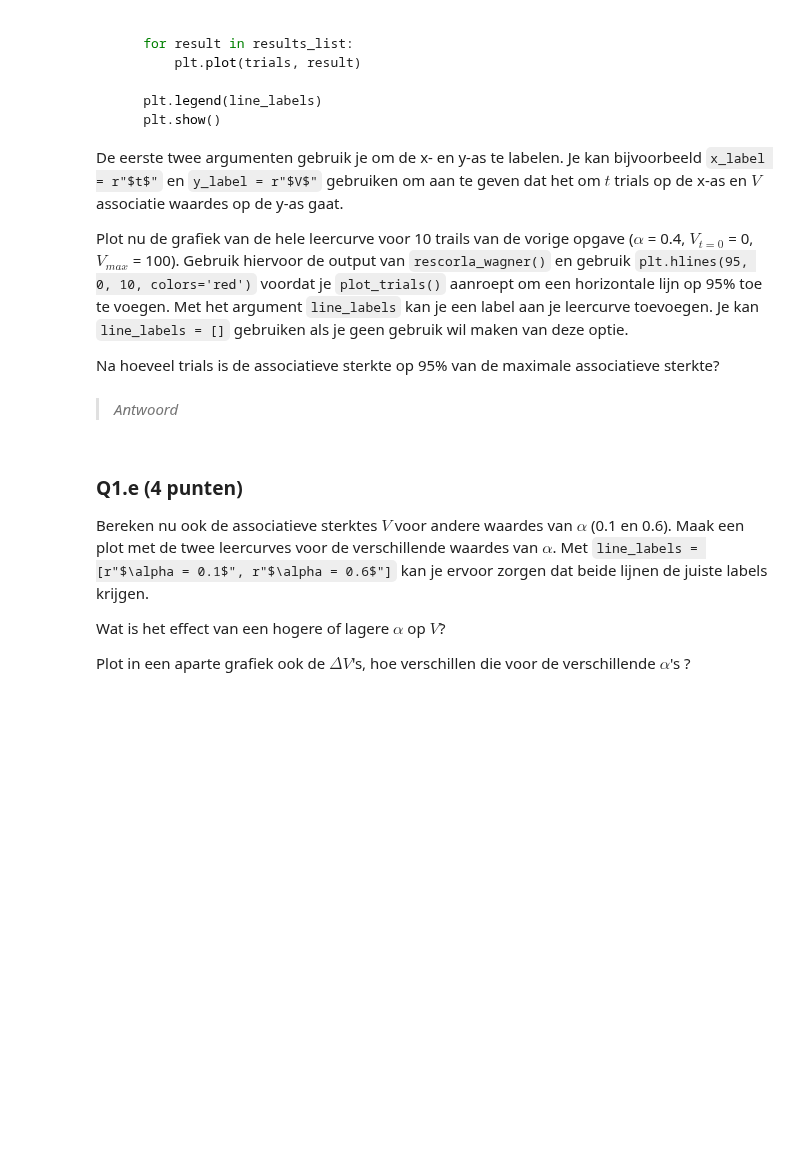
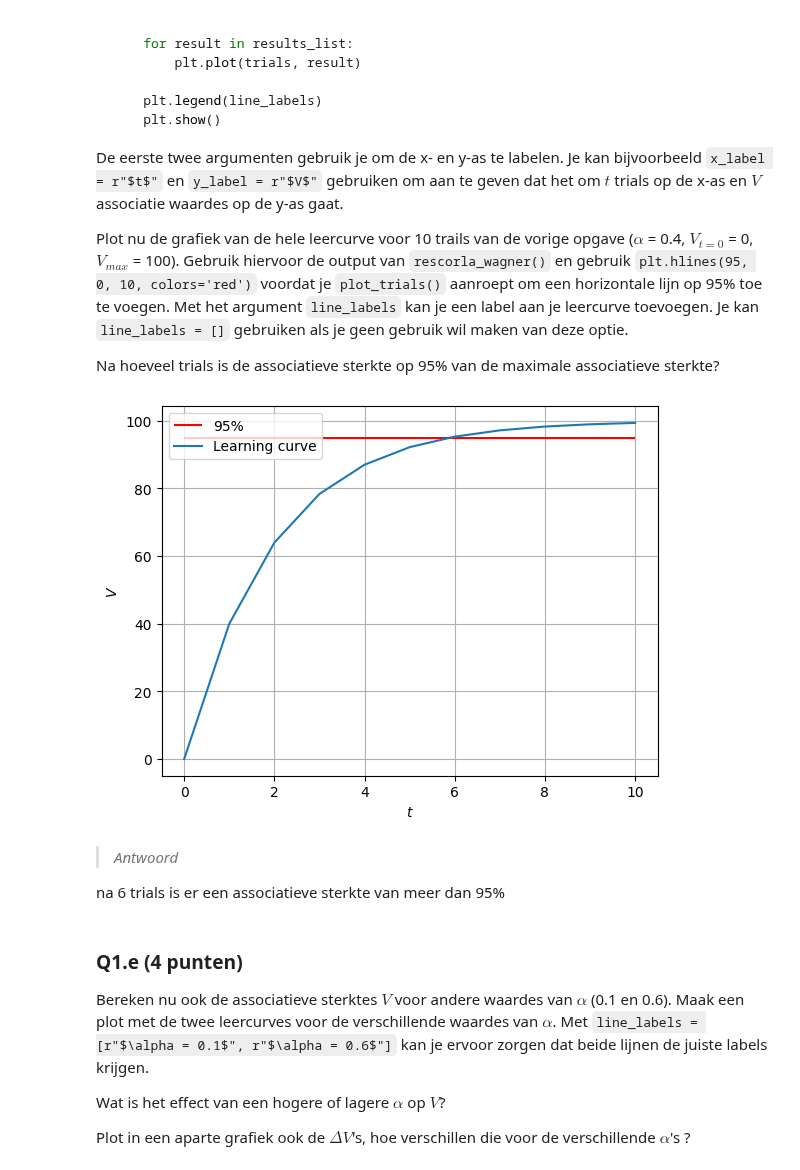
Before and after one commit to YorbenKoolhaas/cogmod, a Jupyter notebook: hw1/Assignment_1.ipynb, the cells around one changed output. Cells and saved outputs as stored; diff of their text form; code cells hidden in the pictures; blank space fills up the shorter version.

```diff
--- a/hw1/Assignment_1.ipynb
+++ b/hw1/Assignment_1.ipynb
@@ -88,15 +88,14 @@ def rescorla_wagner(alpha, v_start, v_max, trials):
     delta_list = [0] # list with delta V_0
 
     for _ in range(trials):
+        #3 calculate ∆V_t
+        deltav_t = alpha * (v_max - v_list[-1])
+        #4 store ∆V_t in list ∆Vs
+        delta_list.append(deltav_t)
         #1 calculate V_t
         v_t = v_list[-1] + delta_list[-1]
         #2 store V_t in list Vs
         v_list.append(v_t)
-        #3 calculate ∆V_t
-        deltav_t = alpha * (v_max - v_t)
-        #4 store ∆V_t in list ∆Vs
-        delta_list.append(deltav_t)
-
     return (v_list, delta_list)
 # %% [markdown]
 ### Q1.c (3 punten)
@@ -134,20 +133,30 @@ Plot nu de grafiek van de hele leercurve voor 10 trails van de vorige opgave ($\
 
 Na hoeveel trials is de associatieve sterkte op 95% van de maximale associatieve sterkte?
 # %%
-results_list = rescorla_wagner()
+results_list = rescorla_wagner(0.4, 0, 100, 10)
 
 def plot_trials(x_label, y_label, line_labels, *results_list):
     trials = range(len(results_list[0]))
     plt.xlabel(x_label)
     plt.ylabel(y_label)
 
     for result in results_list:
         plt.plot(trials, result)
 
     plt.legend(line_labels)
+    plt.grid(True)
     plt.show()
+
+
+plt.hlines(95,0,10, colors='r')
+
+plot_trials( r"$t$", r"$V$", ['95%', 'Learning curve'],results_list[0])
+# %% [output]
+[figure, added]
-# %% [markdown]
-> *Antwoord*
+# %% [markdown]
+> *Antwoord*
+
+na 6 trials is er een associatieve sterkte van meer dan 95%
 # %% [markdown]
 ### Q1.e (4 punten)
 
```
Also changed, not shown: parts of 19 cells of this notebook.
